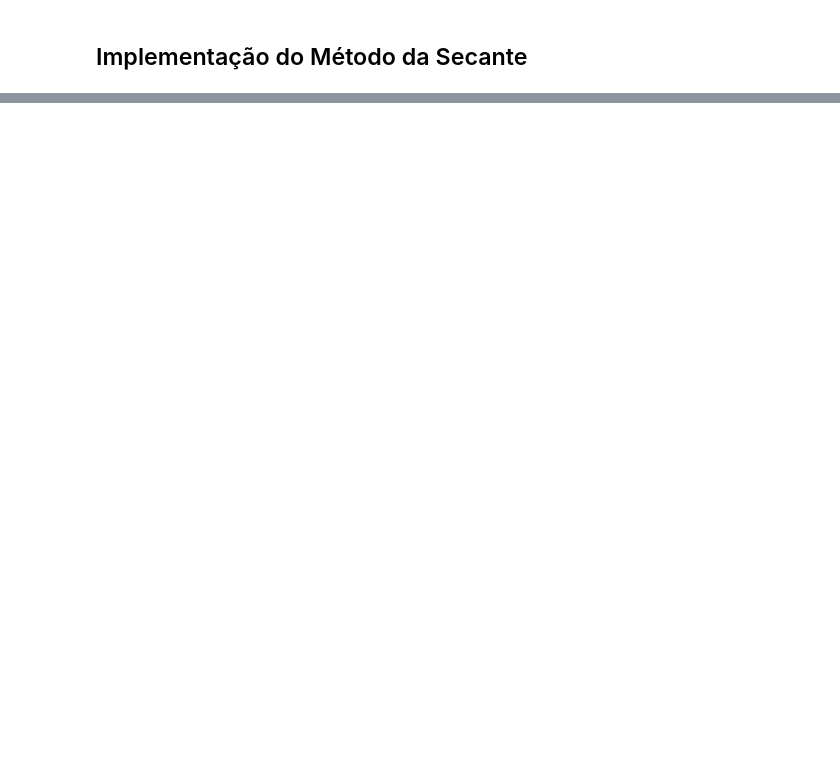
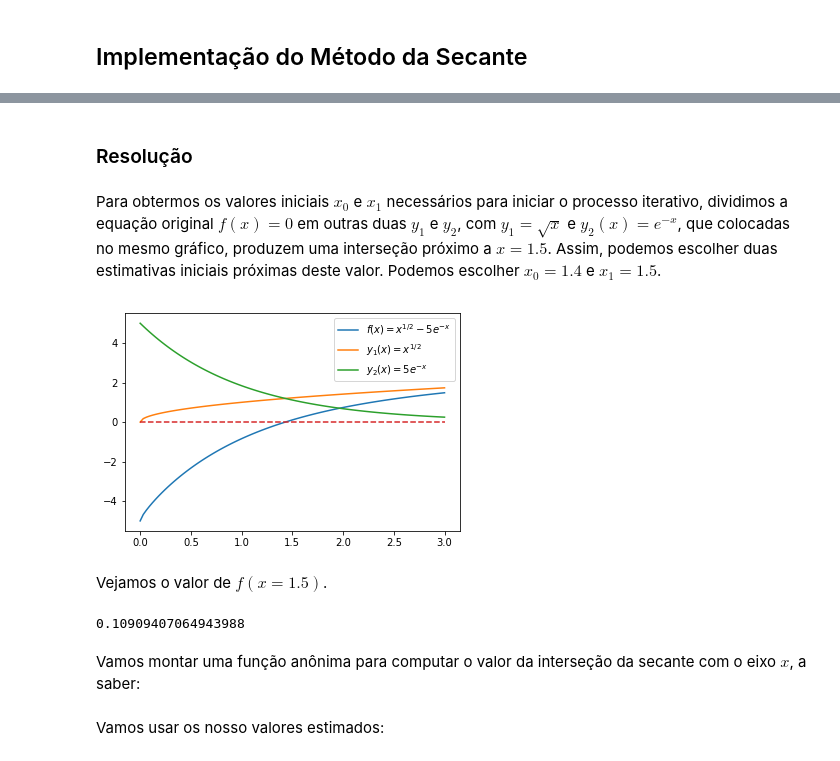
Before and after one commit to gcpeixoto/LVMN, a Jupyter notebook: aula-07-secante.ipynb, the cells around one changed output, grey strips where cells are left out. Saved outputs shown, nothing was run; the diff lists cells and outputs as text; code cells hidden in the pictures; blank space fills up the shorter version.

Commit message:
newton, secant, more code session

```diff
--- a/aula-07-secante.ipynb
+++ b/aula-07-secante.ipynb
@@ -67,0 +73,26 @@ Solução obtida: x = 2.8601041641
+# %% [markdown]
+### Resolução
+# %% [markdown]
+Para obtermos os valores iniciais $x_0$ e $x_1$ necessários para iniciar o processo iterativo, dividimos a equação original $f(x) = 0$ em outras duas $y_1$ e $y_2$, com $y_1 = \sqrt{x}$ e $y_2(x) = e^{-x}$, que colocadas no mesmo gráfico, produzem uma interseção próximo a $x = 1.5$. Assim, podemos escolher duas estimativas iniciais próximas deste valor. Podemos escolher $x_0 = 1.4$ e $x_1=1.5$.
+# %%
+from numpy import sqrt, exp
+from matplotlib.pyplot import plot,legend
+
+fx = lambda x: sqrt(x) - 5*exp(-x)
+
+x = linspace(0,3,100)
+plot(x,fx(x),label='$f(x) = x^{1/2} - 5e^{-x}$');
+plot(x,sqrt(x),label='$y_1(x) = x^{1/2}$');
+plot(x,5*exp(-x),label='$y_2(x) = 5e^{-x}$');
+plot(x,fx(x)*0,'--');
+legend();
+# %% [output]
+[figure, added]
+# %% [markdown]
+Vejamos o valor de $f(x=1.5)$.
+# %%
+fx(1.5)
+# %% [output]
+0.10909407064943988
+# %% [markdown]
+Vamos montar uma função anônima para computar o valor da interseção da secante com o eixo $x$, a saber:
@@ -67,0 +101,2 @@ Solução obtida: x = 2.8601041641
+# %% [markdown]
+Vamos usar os nosso valores estimados:
```
Also changed, not shown: parts of 11 cells of this notebook, 3 other files.
